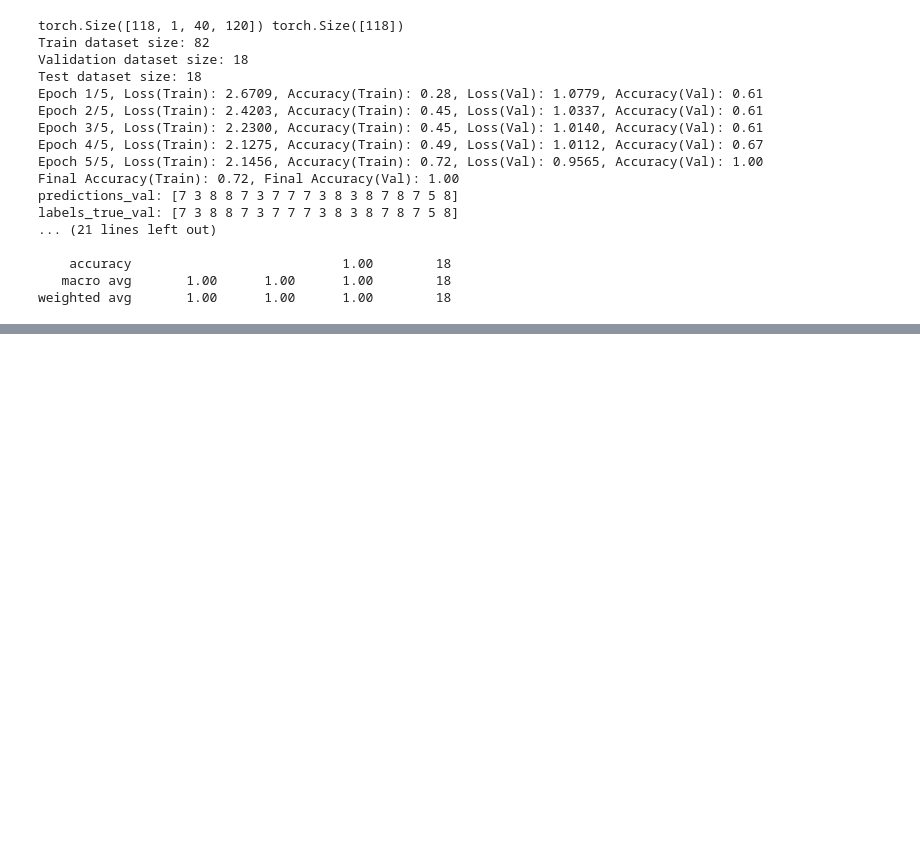
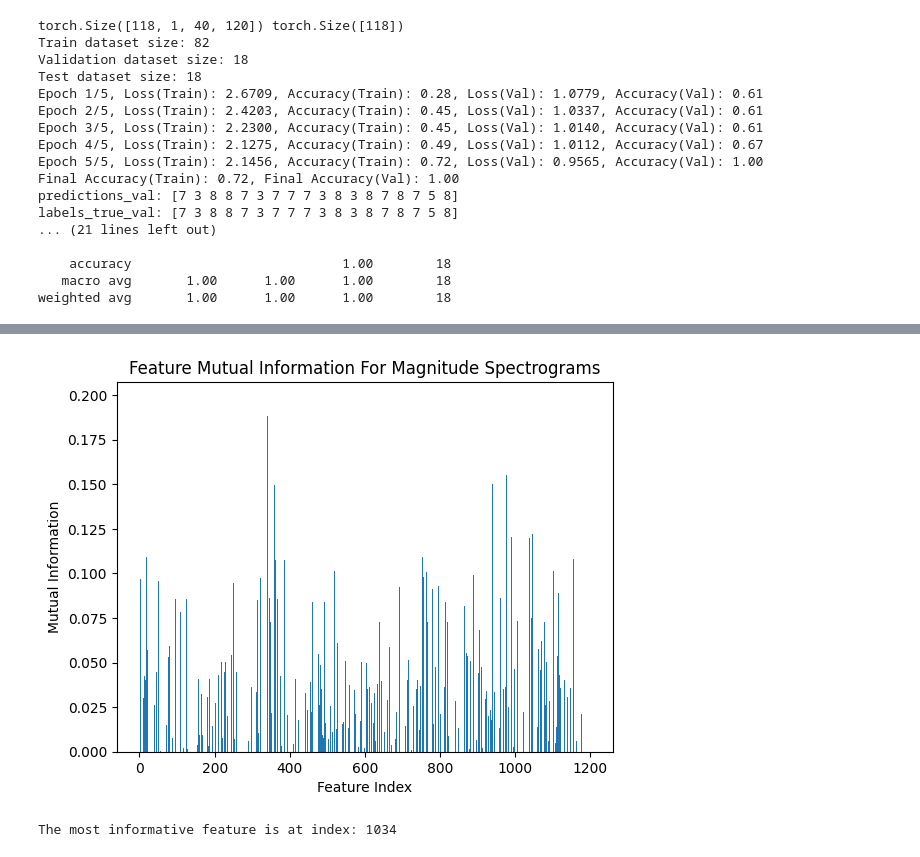
Before and after one commit to chekkapallinaveen/rhythmic-beat-prediction, a Jupyter notebook: scripts/data_processing.ipynb, the cells around one changed output, grey strips where cells are left out. Cells and saved outputs as stored; diff of their text form; code cells hidden in the pictures; blank space fills up the shorter version.

```diff
--- a/scripts/data_processing.ipynb
+++ b/scripts/data_processing.ipynb
@@ -389,0 +478,23 @@ print(label_encoder.inverse_transform(dt_amp_mag_classifier.predict(amps_mags[0]
+# %%
+from sklearn.feature_selection import mutual_info_classif
+
+reshaped_features = np.array(mags).reshape(118, 1200)
+
+# Calculate mutual information for each feature
+mutual_information = mutual_info_classif(reshaped_features, extracted_labels)  # labels is your target variable
+
+# Visualize the results
+import matplotlib.pyplot as plt
+
+plt.bar(range(len(mutual_information)), mutual_information)
+plt.xlabel('Feature Index')
+plt.ylabel('Mutual Information')
+plt.title('Feature Mutual Information For Magnitude Spectrograms')
+plt.show()
+
+# Select the most informative feature(s)
+most_informative_feature_index = np.argmax(mutual_information)
+print(f"The most informative feature is at index: {most_informative_feature_index}")
+# %% [output]
+[figure, added]
+The most informative feature is at index: 1034
```
Also changed, not shown: parts of 7 cells of this notebook, 2 other files.
